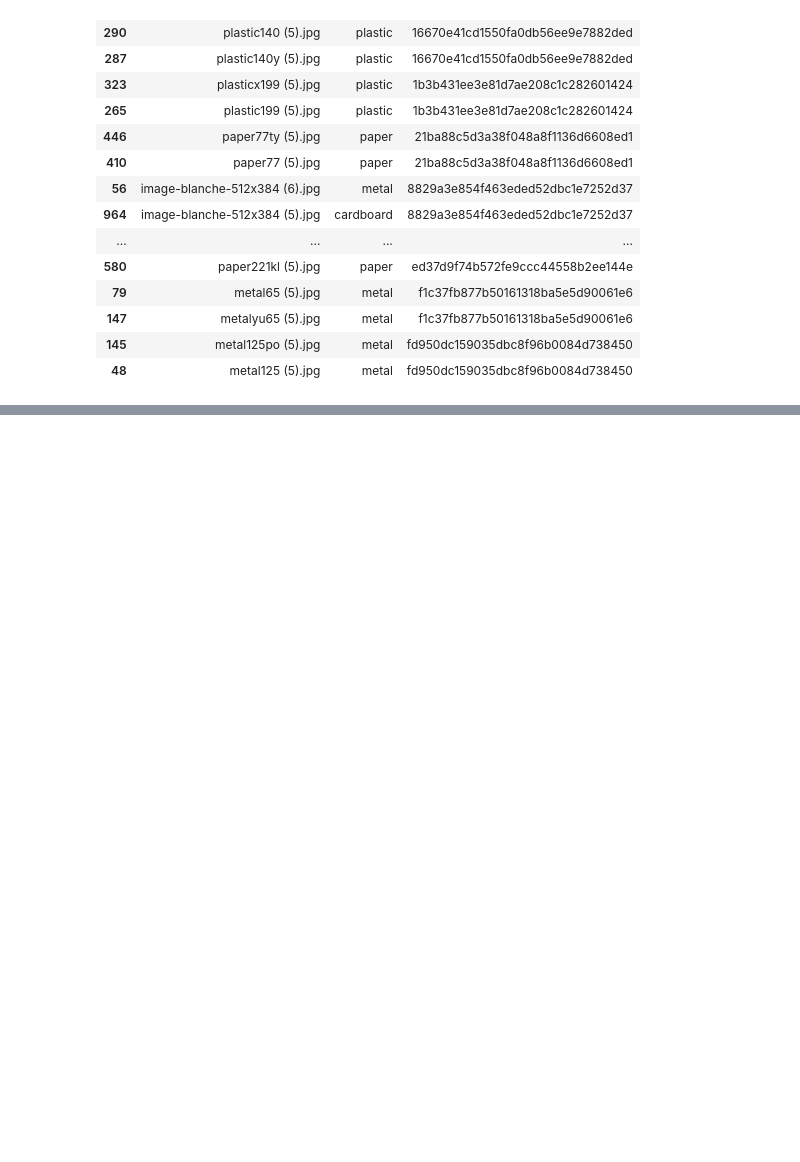
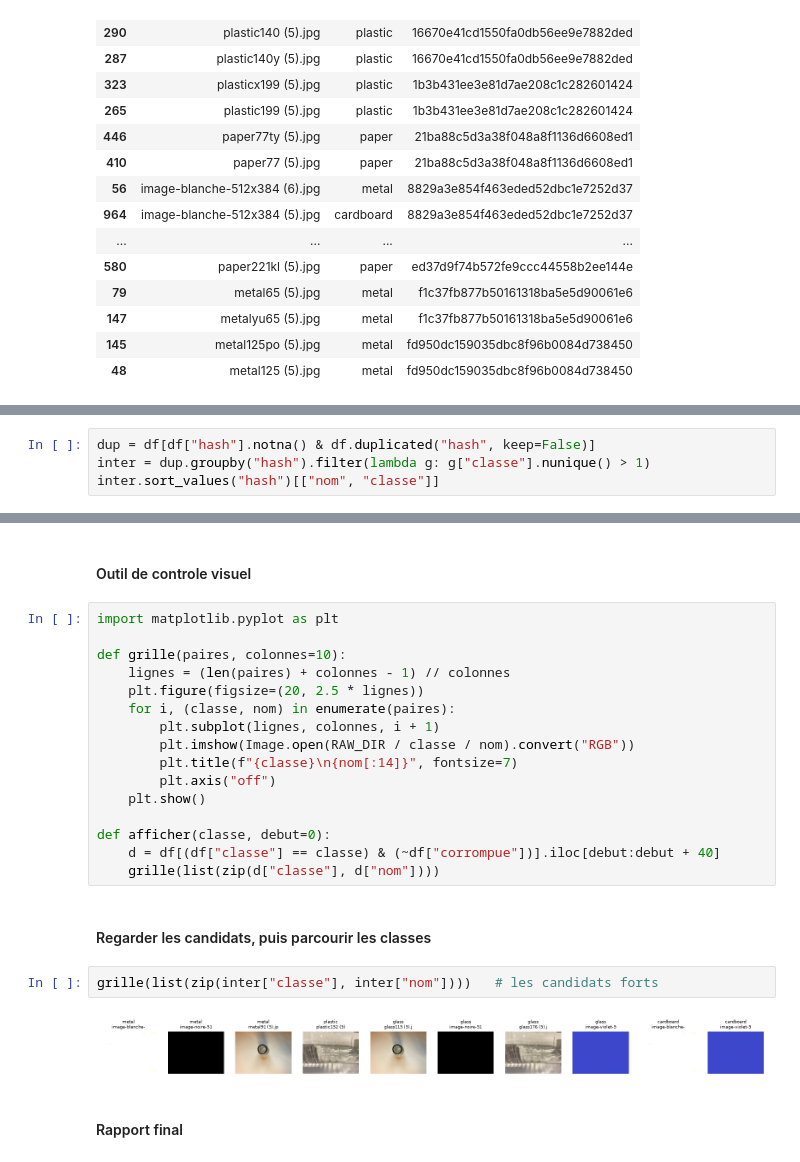
Before and after one commit to sinendoye/atelier_prepa_donnees_images, a Jupyter notebook: notebooks/atelier_prepa_donnees_images.ipynb, the cells around one changed output, grey strips where cells are left out. Saved outputs shown, nothing was run; the diff lists cells and outputs as text; blank space fills up the shorter version.

Commit message:
Partie 7: Détection des images mal classés

```diff
--- a/notebooks/atelier_prepa_donnees_images.ipynb
+++ b/notebooks/atelier_prepa_donnees_images.ipynb
@@ -318,0 +329,4 @@ groupes.sort_values("hash")[["nom", "classe", "hash"]]
+# %%
+dup = df[df["hash"].notna() & df.duplicated("hash", keep=False)]
+inter = dup.groupby("hash").filter(lambda g: g["classe"].nunique() > 1)
+inter.sort_values("hash")[["nom", "classe"]]
@@ -318,0 +345,26 @@ groupes.sort_values("hash")[["nom", "classe", "hash"]]
+# %% [markdown]
+#### Outil de controle visuel
+# %%
+import matplotlib.pyplot as plt
+
+def grille(paires, colonnes=10):
+    lignes = (len(paires) + colonnes - 1) // colonnes
+    plt.figure(figsize=(20, 2.5 * lignes))
+    for i, (classe, nom) in enumerate(paires):
+        plt.subplot(lignes, colonnes, i + 1)
+        plt.imshow(Image.open(RAW_DIR / classe / nom).convert("RGB"))
+        plt.title(f"{classe}\n{nom[:14]}", fontsize=7)
+        plt.axis("off")
+    plt.show()
+
+def afficher(classe, debut=0):
+    d = df[(df["classe"] == classe) & (~df["corrompue"])].iloc[debut:debut + 40]
+    grille(list(zip(d["classe"], d["nom"])))
+# %% [markdown]
+#### Regarder les candidats, puis parcourir les classes
+# %%
+grille(list(zip(inter["classe"], inter["nom"])))   # les candidats forts
+# %% [output]
+[figure, added]
+# %% [markdown]
+#### Rapport final
```
Also changed, not shown: parts of 5 cells of this notebook, 1 other file.
